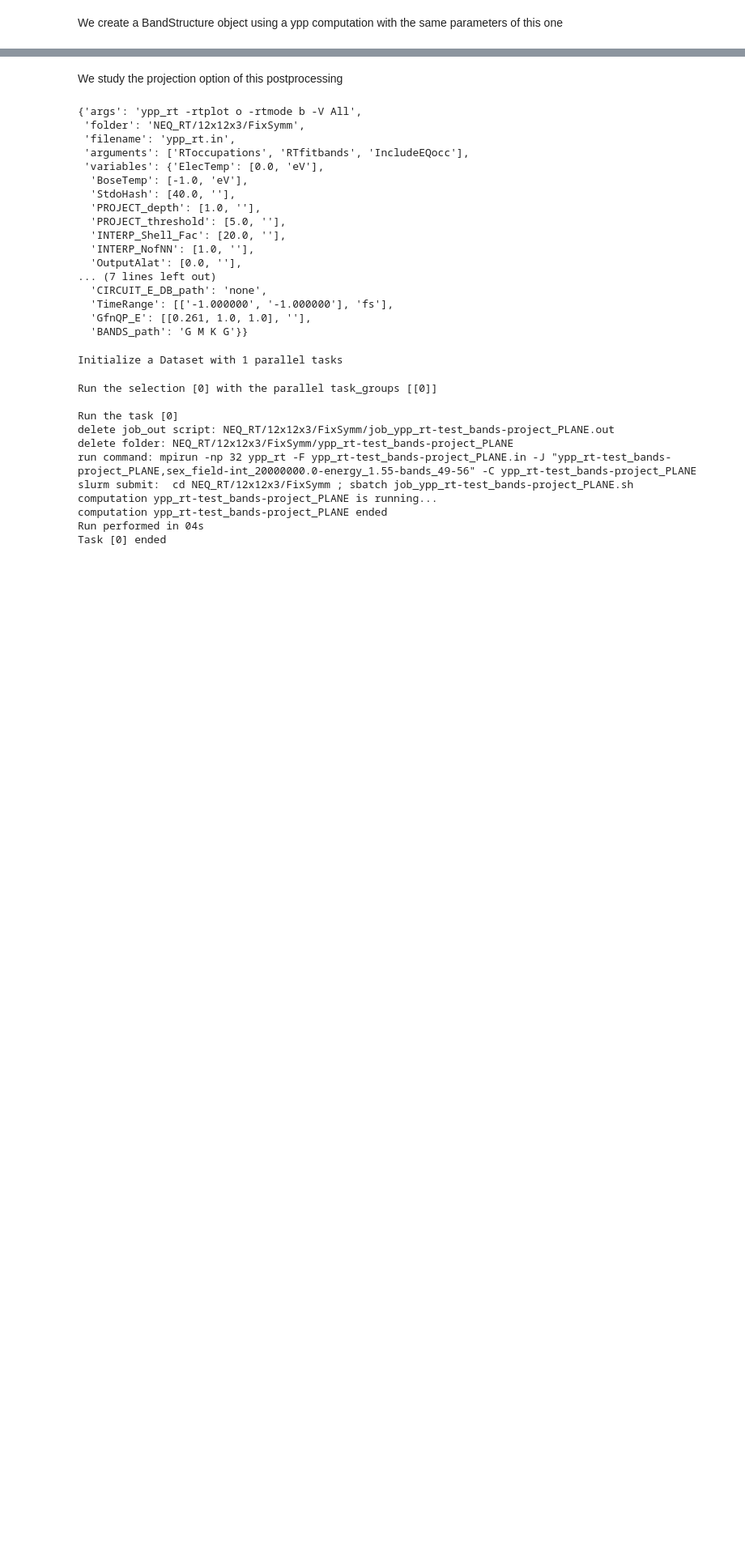
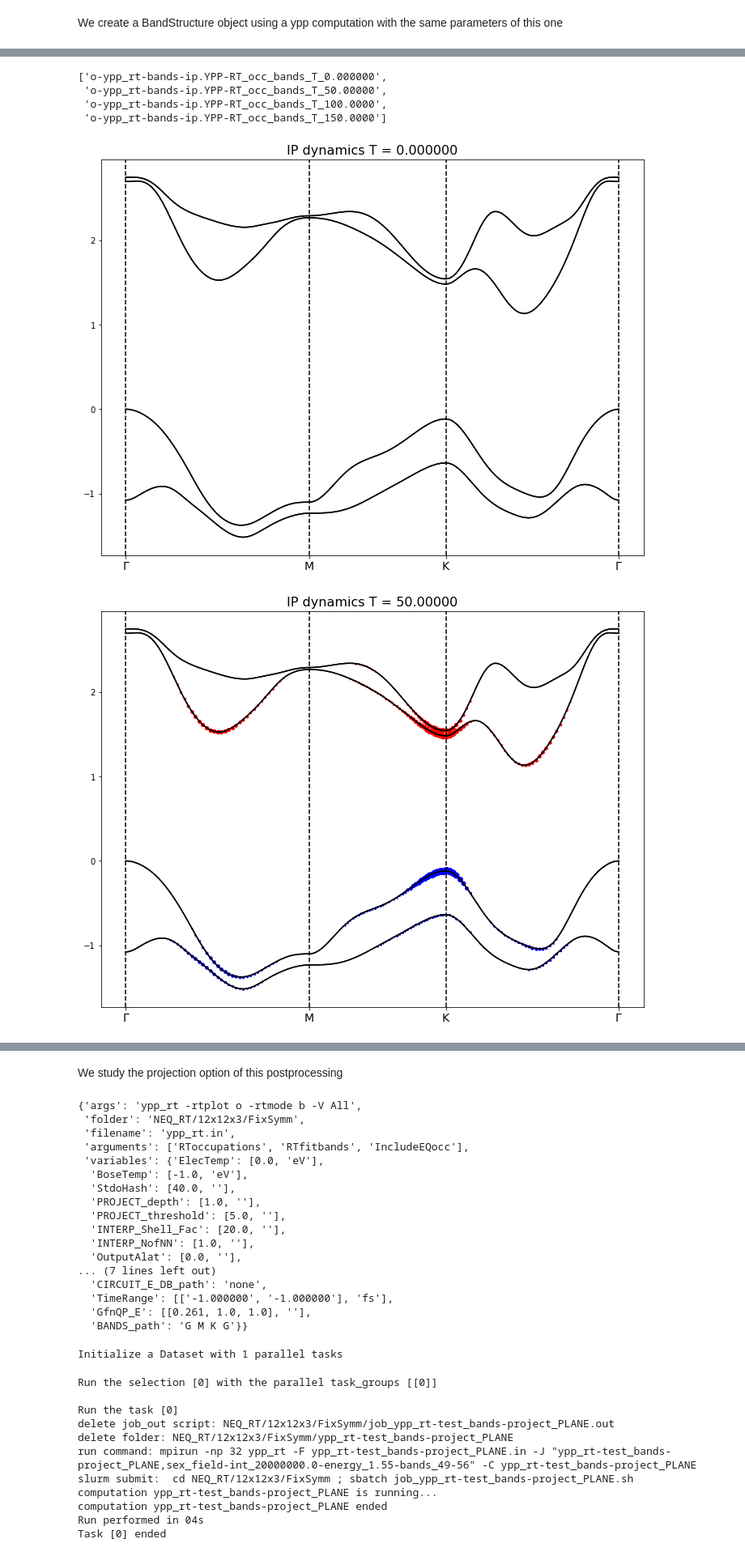
Before and after one commit to marcodalessandro76/WSe2, a Jupyter notebook: NEQ_Analysis.ipynb, the cells around one changed output, grey strips where cells are left out. Shown at 81% size. Saved outputs shown, nothing was run; the diff lists cells and outputs as text; code cells hidden in the pictures; blank space fills up the shorter version.

```diff
--- a/NEQ_Analysis.ipynb
+++ b/NEQ_Analysis.ipynb
@@ -242,11 +242,12 @@ Now we peform a RT simulation
 n_tasks = ntasks_per_node*nodes
 
 field_int = 1e7 # intensity of the pulses in kW/cm^2
+field_int_str = '1e7'
 fwhm = 35 # fs
 energy = 1.55 # eV
 time_step = 10 # as
 sim_time = 150 # fs
-bands = [51,54] # [49,56] #[49,54] #[51,56] #
+bands = [49,56] #[49,54] #[51,56] #
 scissor = 0.261
 eta = 0.05 # eV
 io_time = [10.0,10.0,1.]  # I/O (CARRIERs - GF - OUTPUT) in fs
@@ -261,7 +262,7 @@ inp.set_rt_simulationTimes(sim_time=sim_time,io_time=io_time,io_cache_time=io_ca
 inp.set_rt_cpu(ntasks)
 #inp.set_scalar_variables(DBsIOoff='obs GF CARRIERs') # do not write these ndbs on disk
 inp.set_rt_field(int=field_int,fwhm=fwhm,polarization='linear',freq=energy)
-idd = 'ip_field-int_%s-energy_%s-bands_%s-%s'%(field_int,energy,bands[0],bands[1])
+idd = 'ip_field-int_%s-energy_%s-bands_%s-%s'%(field_int_str,energy,bands[0],bands[1])
 study.append_run(id=idd,input=inp,runner=code)
 
 inp = I.YamboInput('yambo_rt -n p -v hsex -e -V rt',folder=run_dir)
@@ -271,7 +272,7 @@ inp.set_rt_cpu(k=16,b=4) # 2 nodes - 64 mpi
 inp.set_array_variables(COLLBands=bands)
 inp.set_scalar_variables(HXC_Potential='SEX+HARTREE')
 inp.set_rt_field(int=field_int,fwhm=fwhm,polarization='linear',freq=energy)
-idd = 'sex_field-int_%s-energy_%s-bands_%s-%s'%(field_int,energy,bands[0],bands[1])
+idd = 'sex_field-int_%s-energy_%s-bands_%s-%s'%(field_int_str,energy,bands[0],bands[1])
 study.append_run(id=idd,input=inp,runner=code,jobname=[idd,'em1s-ngsblkxs_200-bndsrnxs_100'])
 # %% [output]
 Initialize a Dataset with 1 parallel tasks
@@ -615,0 +609,34 @@ occ = np.array_split(data[2],numBands)
+# %%
+ip_path = 'NEQ_RT/12x12x3/FixSymm/ypp_rt-bands-ip'
+files = []
+for file in os.listdir(ip_path):
+        if 'o-' in file: files.append(file)
+files
+# %% [output]
+['o-ypp_rt-bands-ip.YPP-RT_occ_bands_T_0.000000',
+ 'o-ypp_rt-bands-ip.YPP-RT_occ_bands_T_50.00000',
+ 'o-ypp_rt-bands-ip.YPP-RT_occ_bands_T_100.0000',
+ 'o-ypp_rt-bands-ip.YPP-RT_occ_bands_T_150.0000']
+# %%
+numBands = 8
+shift = 0.
+
+kpath = ypp_bands.get_kpath()
+for f in files:
+    data = file_parser(os.path.join(ip_path,f))
+    energy = np.array_split(data[1],numBands)
+    occ = np.array_split(data[2],numBands)
+    fig, ax = plt.subplots(figsize=(12, 9))
+    ypp_bands.plot(plt,linestyle='-',c='black')
+
+    for ind_b in range(numBands):
+        for ind in range(len(kpath)):
+            x,y,o = kpath[ind],energy[ind_b][ind],occ[ind_b][ind]
+            if o < 0 : color = 'blue'
+            if o >= 0 : color = 'red'
+            plt.scatter(x,shift+y,s=abs(int(1e8*o)),c=color)
+    plt.title('IP dynamics T = %s'%f.split('_')[-1],size=16)
+    plt.show()
+# %% [output]
+[figure, added]
+[figure, added]
```
Also changed, not shown: parts of 46 cells of this notebook, 1 other file.
